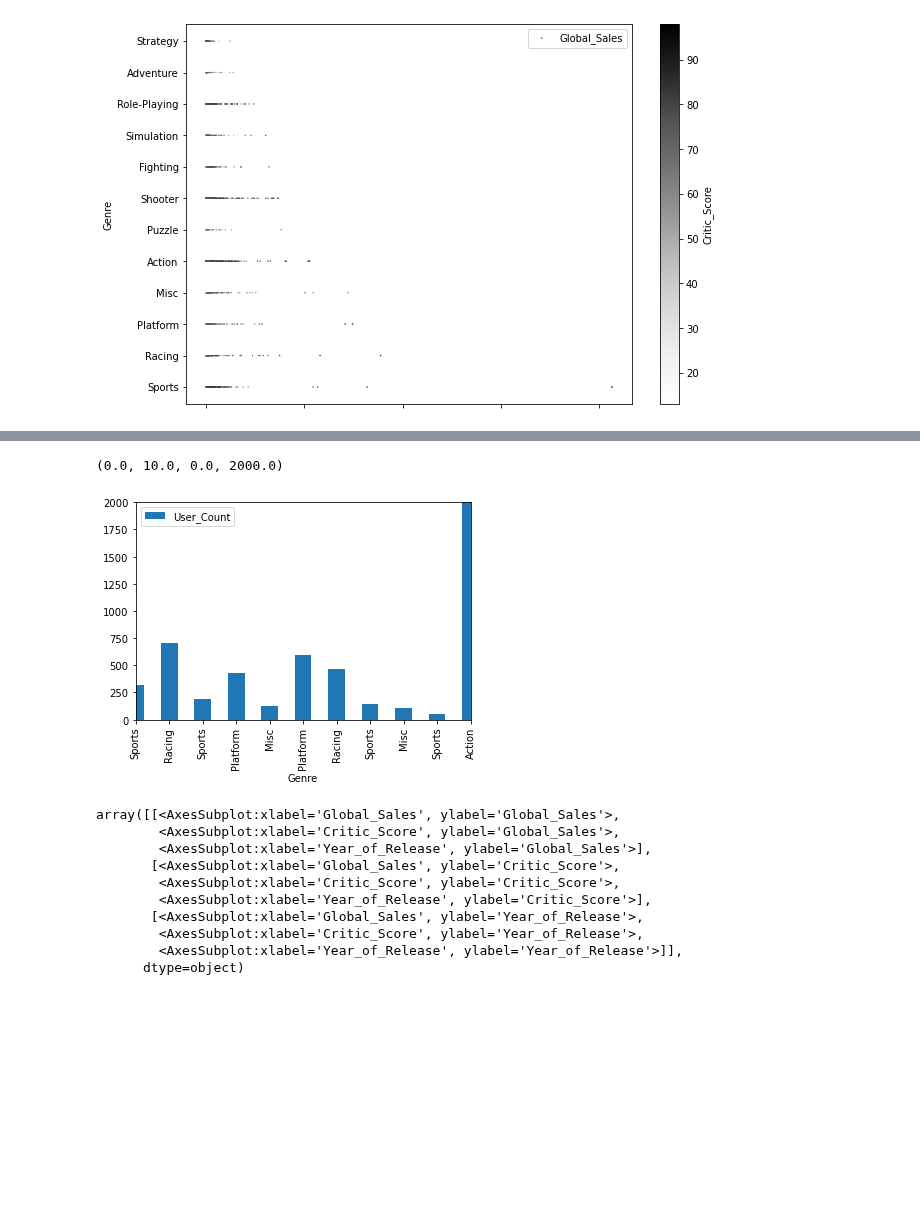
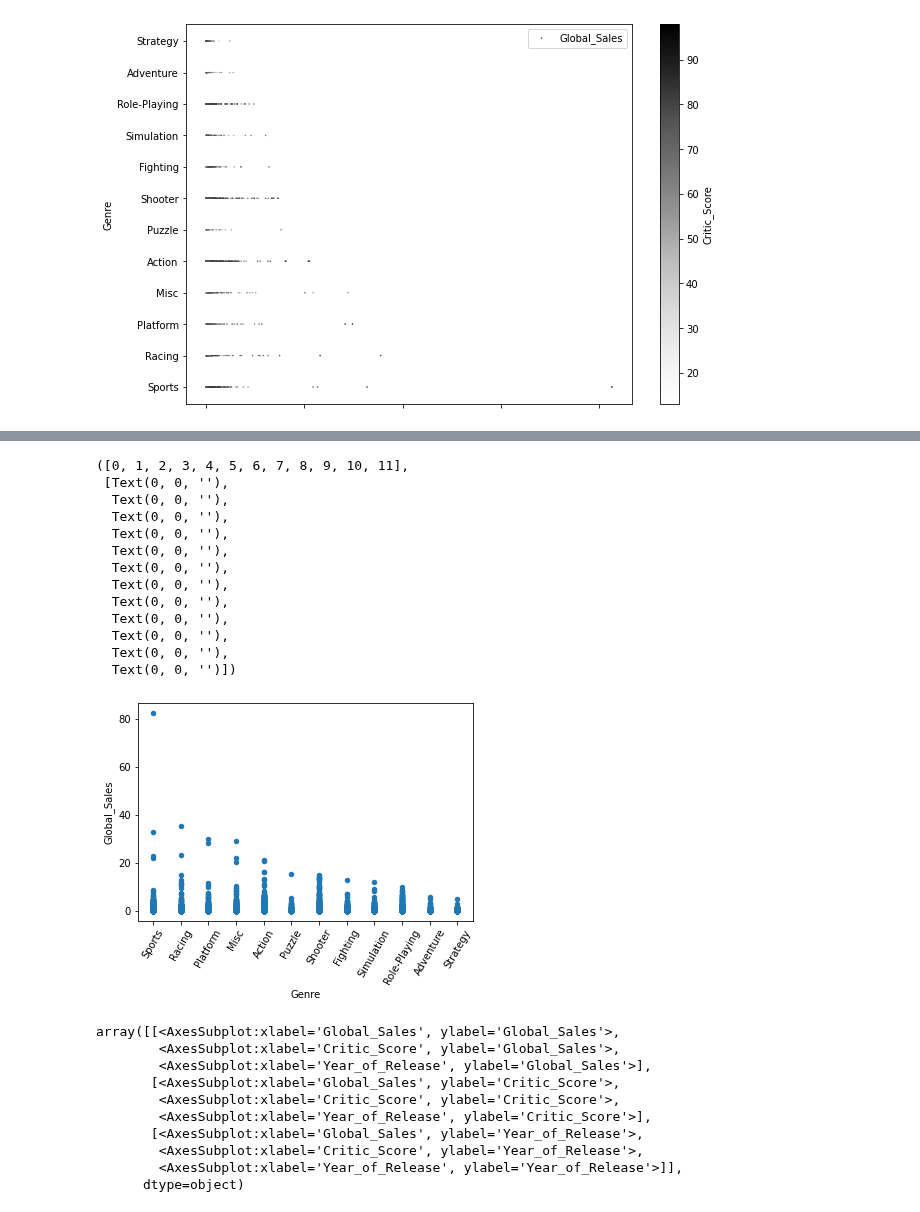
Before and after one commit to msadiq10/DMML-Group-15, a Jupyter notebook: group15-lab2.ipynb, the cells around one changed output, grey strips where cells are left out. Drawn from its saved outputs; the diff is of its cells as text; code cells hidden in the pictures; blank space fills up the shorter version.

Commit message:
Genre identifier

```diff
--- a/group15-lab2.ipynb
+++ b/group15-lab2.ipynb
@@ -248,9 +249,21 @@ array([[<AxesSubplot:xlabel='Global_Sales', ylabel='Global_Sales'>,
 # %%
-df.plot(kind="bar", x="Genre", y="User_Count")
-plt.axis([0, 10, 0, 2000])
+df.plot(kind="scatter", x="Genre", y="Global_Sales")
+plt.xticks(rotation=60)
 # %% [output]
-(0.0, 10.0, 0.0, 2000.0)
+([0, 1, 2, 3, 4, 5, 6, 7, 8, 9, 10, 11],
+ [Text(0, 0, ''),
+  Text(0, 0, ''),
+  Text(0, 0, ''),
+  Text(0, 0, ''),
+  Text(0, 0, ''),
+  Text(0, 0, ''),
+  Text(0, 0, ''),
+  Text(0, 0, ''),
+  Text(0, 0, ''),
+  Text(0, 0, ''),
+  Text(0, 0, ''),
+  Text(0, 0, '')])
-[figure, old version]
+[figure, new version]
 # %%
 a=['Global_Sales', 'Critic_Score', 'Year_of_Release']
 scatter_matrix(df[a], figsize=(12, 16))
```
Also changed, not shown: parts of 6 cells of this notebook.
